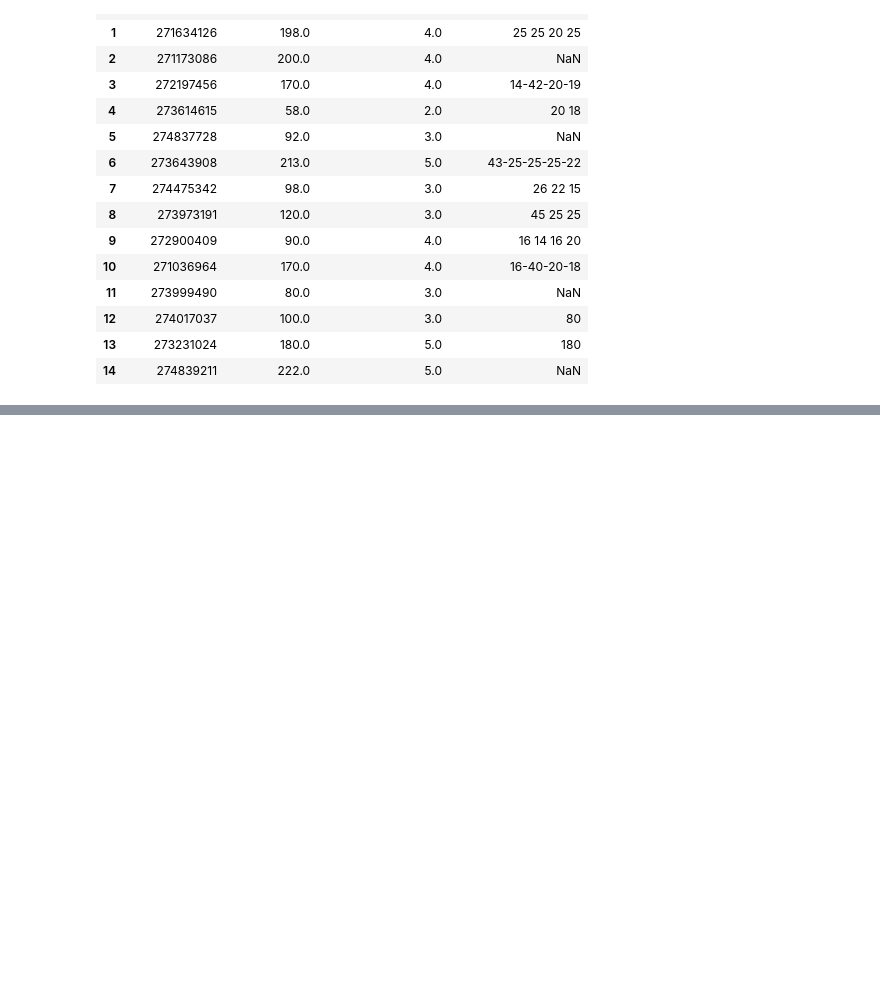
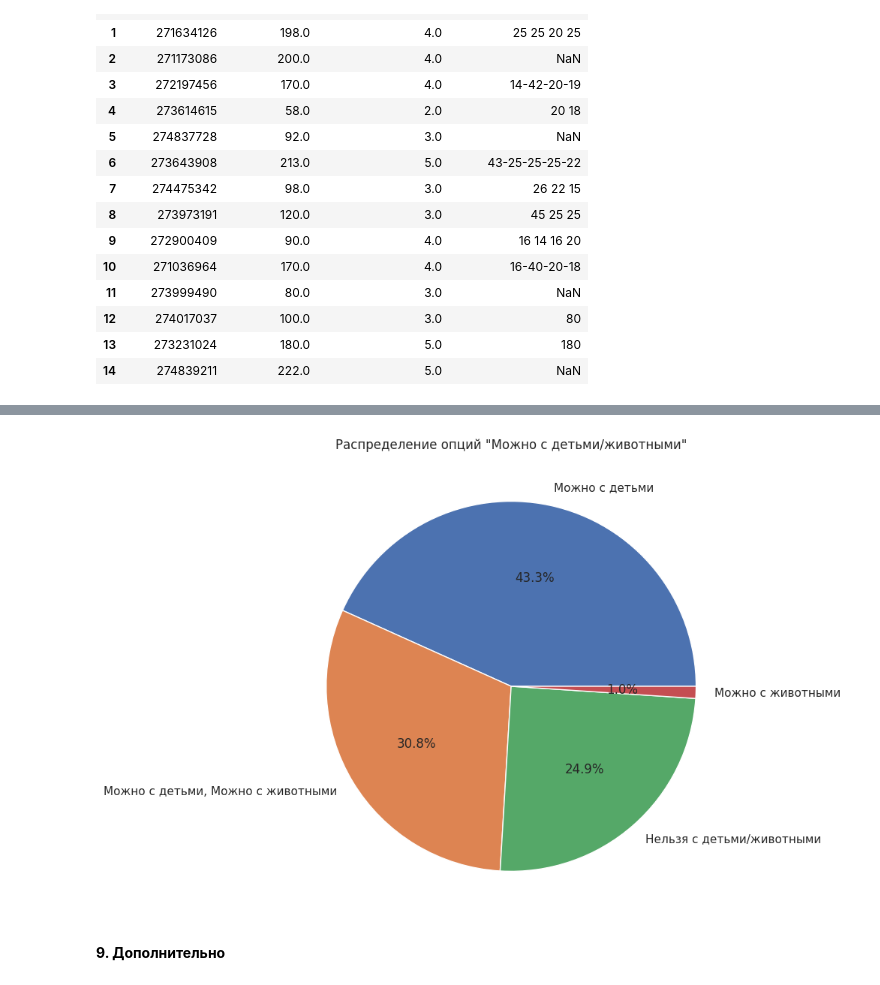
Before and after one commit to Alex-Dolgikh/realty_data_preprocessing, a Jupyter notebook: preprocessing.ipynb, the cells around one changed output, grey strips where cells are left out. Cells and saved outputs as stored; diff of their text form; code cells hidden in the pictures; blank space fills up the shorter version.

```diff
--- a/preprocessing.ipynb
+++ b/preprocessing.ipynb
@@ -189,0 +337,13 @@ realty_df[['ID  объявления','Площадь, м2','Количеств
+# %%
+# Корректируем колонку "Можно с детьми/животными". Присваеваем значениям nan значение 'Нельзя с детьми/животными', т.к. согласно анализу жвых объявлений на ЦИАН именно это и означает отсутствие информации о разрешенных жильцах помимо взрослых
+realty_df['Можно с детьми/животными'] = realty_df['Можно с детьми/животными'].fillna('Нельзя с детьми/животными')
+options = realty_df['Можно с детьми/животными'].value_counts()
+
+plt.figure(figsize=(8, 8))
+plt.pie(options, labels=options.index, autopct='%1.1f%%')
+plt.title('Распределение опций "Можно с детьми/животными"')
+plt.show()
+# %% [output]
+[figure, added]
+# %% [markdown]
+**9. Дополнительно**
```
Also changed, not shown: parts of 50 cells of this notebook.
